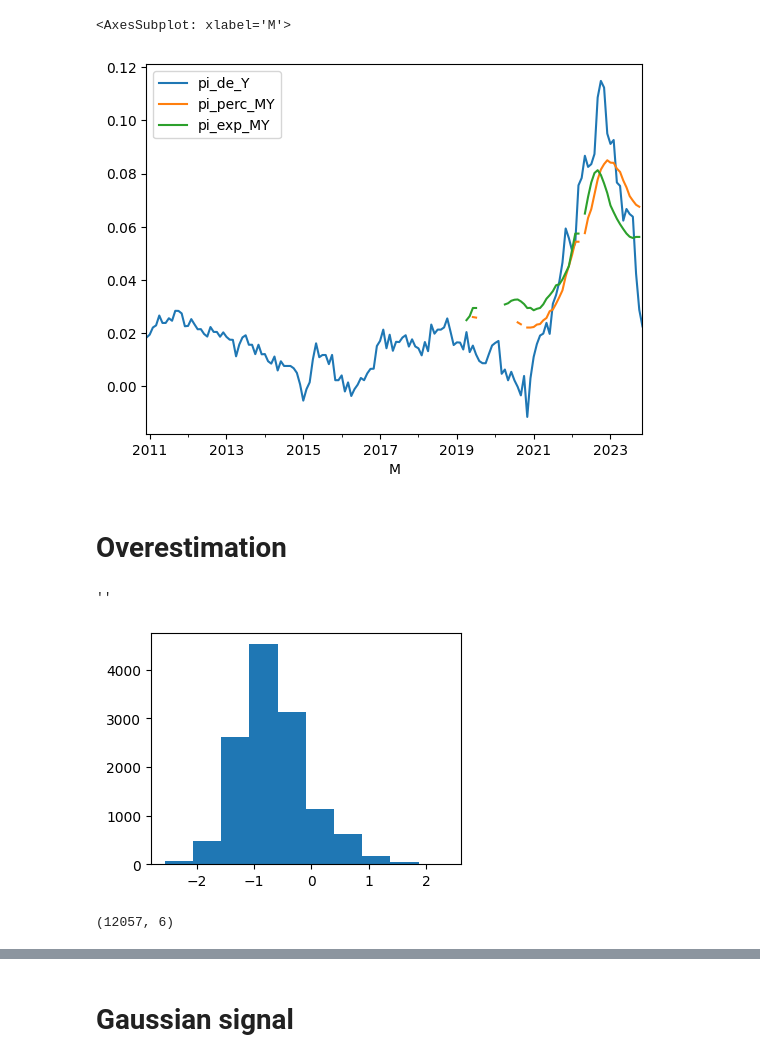
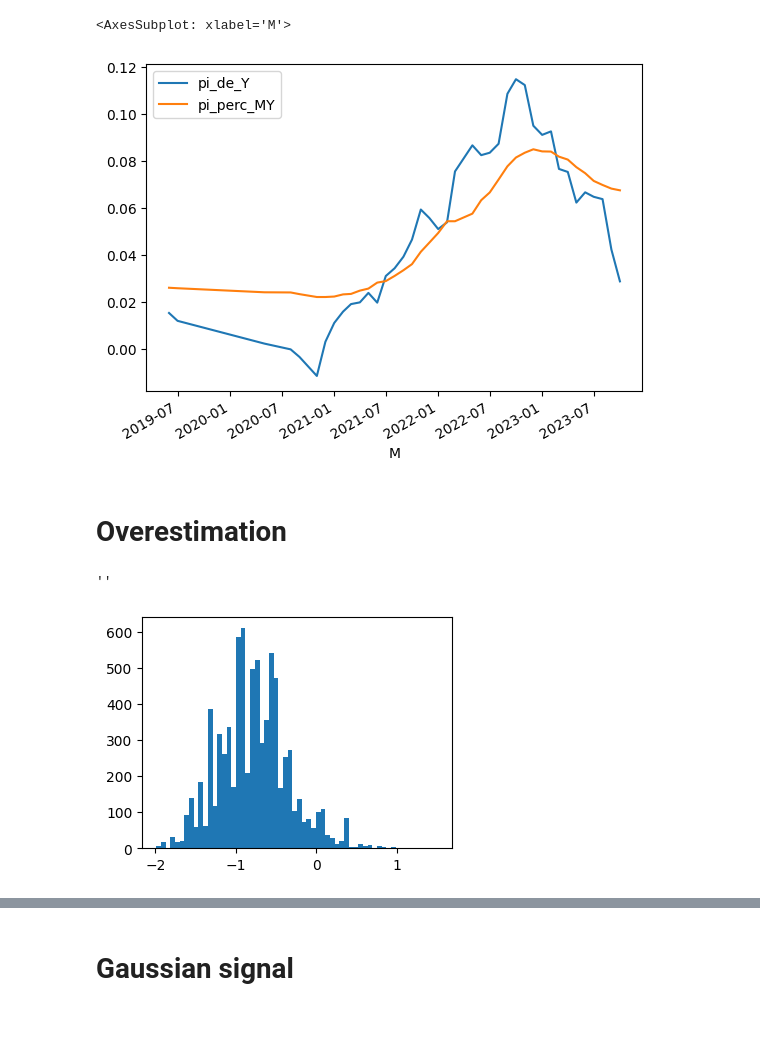
Before and after one commit to lukasgrahl/memoire2, a Jupyter notebook: notebooks/02-hhp.ipynb, the cells around one changed output, grey strips where cells are left out. Cells and saved outputs as stored; diff of their text form; code cells hidden in the pictures; blank space fills up the shorter version.

```diff
--- a/notebooks/02-hhp.ipynb
+++ b/notebooks/02-hhp.ipynb
@@ -19,8 +19,10 @@ inlf = infl.drop(['cpi_DE', 'cpi_FR', 'is_train'], axis=1)
 # %%
 df = pd_join_dfs(
     [
-        infl[['pi_de_Y', 'pi_de']],
-        hhp.set_index('date_recorded')[['date_forecast', 'pi_exp_MY', 'pi_perc_MY', 'id']],
+        infl[['pi_de_Y', 'pi_de', 'pi_de_surprise_Y']],
+        hhp.set_index('date_recorded')[
+            ['date_forecast', 'pi_exp_MY', 'pi_exp_WY', 'pi_exp_delta_MY', 'pi_exp_delta_WY', 'i_exp_WY', 'i_exp_MY', 'pi_perc_MY', 'id']
+        ],
     ],
     index_name='date_recorded'
 )
@@ -27,23 +34,23 @@ df = pd_join_dfs(
 # %%
-pd_groupby(df, ['pi_de_Y', 'pi_perc_MY', 'pi_exp_MY'], 'M', 'last').dropna(thresh=1).plot()
+pd_groupby(df, ['pi_de_Y', 'pi_perc_MY'], 'M', 'last').dropna().plot()
 # %% [output]
 <AxesSubplot: xlabel='M'>
-[figure, old version]
+[figure, new version]
 # %% [markdown]
 # Overestimation
 # %%
 sub = df.reset_index(names=['date_recorded']).copy()
 sub = sub.groupby(['date_recorded', 'id'])['pi_perc_MY'].last().dropna().unstack()
-sub = sub.loc[:, sub.count() >= 5]
+sub = sub.loc[:, sub.count() >= 8]
 sub = pd_join_freq(sub, infl[['pi_de_Y']], freq='M', keep_indices=False, how='left')
 # %%
 # This model assumes only underreaction, however a good share of agents overreact
 fig = plt.figure(figsize=(4,3))
 diff = sub.iloc[:, :-1].values - sub.iloc[:, -1].values[:,None]
 diff = np.array([diff[:, i][~np.isnan(diff[:, i])].mean() for i in range(diff.shape[1])])
 diff *= 100
-plt.hist(diff)
+plt.hist(diff, bins='fd')
 ;
 # %% [output]
 ''
-[figure, old version]
+[figure, new version]
@@ -74,8 +82,3 @@ ols_cols_bool = [
 
 ]
 dep_var = 'pi_perc_over'
-# %%
-ols_data = sub[[dep_var, *ols_cols_cat, *ols_cols_cont, *ols_cols_bool]].dropna().copy()
-ols_data.shape
-# %% [output]
-(12057, 6)
```
Also changed, not shown: parts of 12 cells of this notebook, 7 other files.
